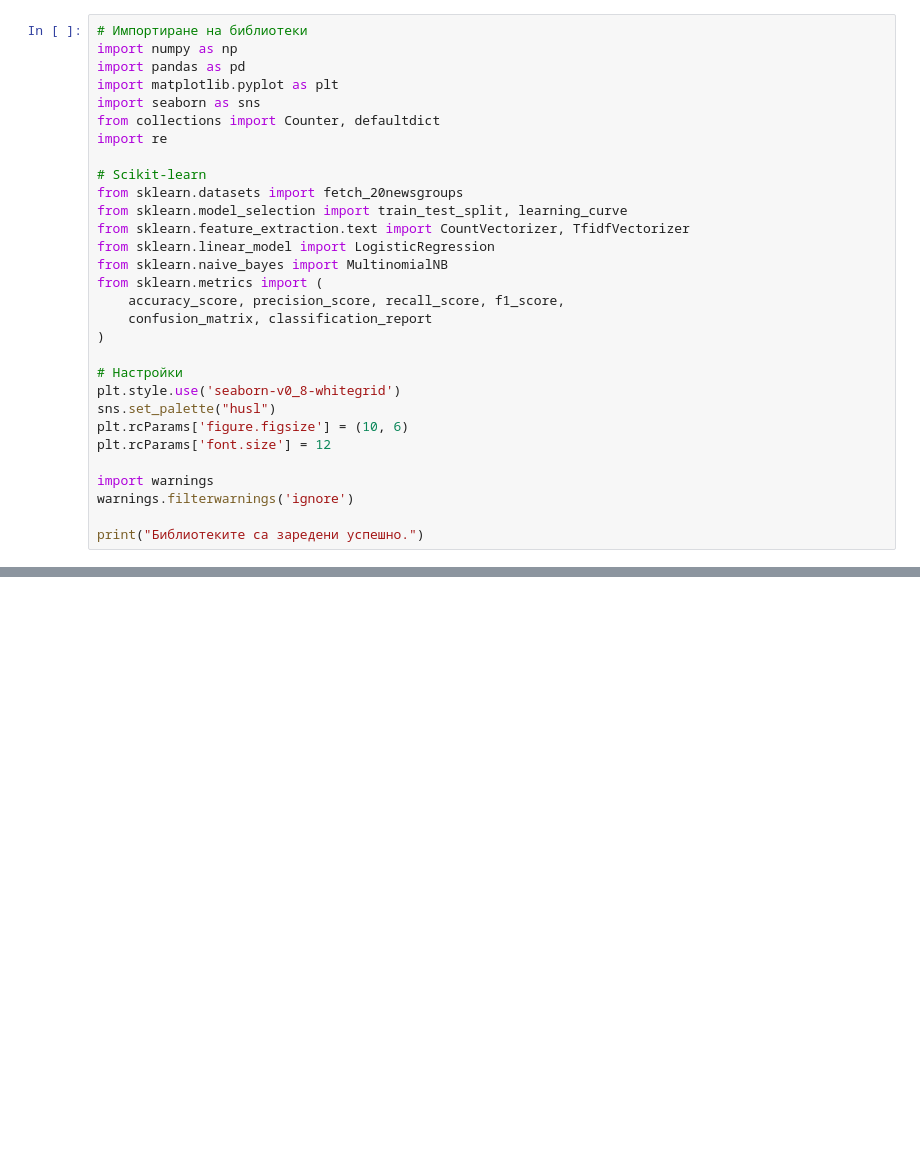
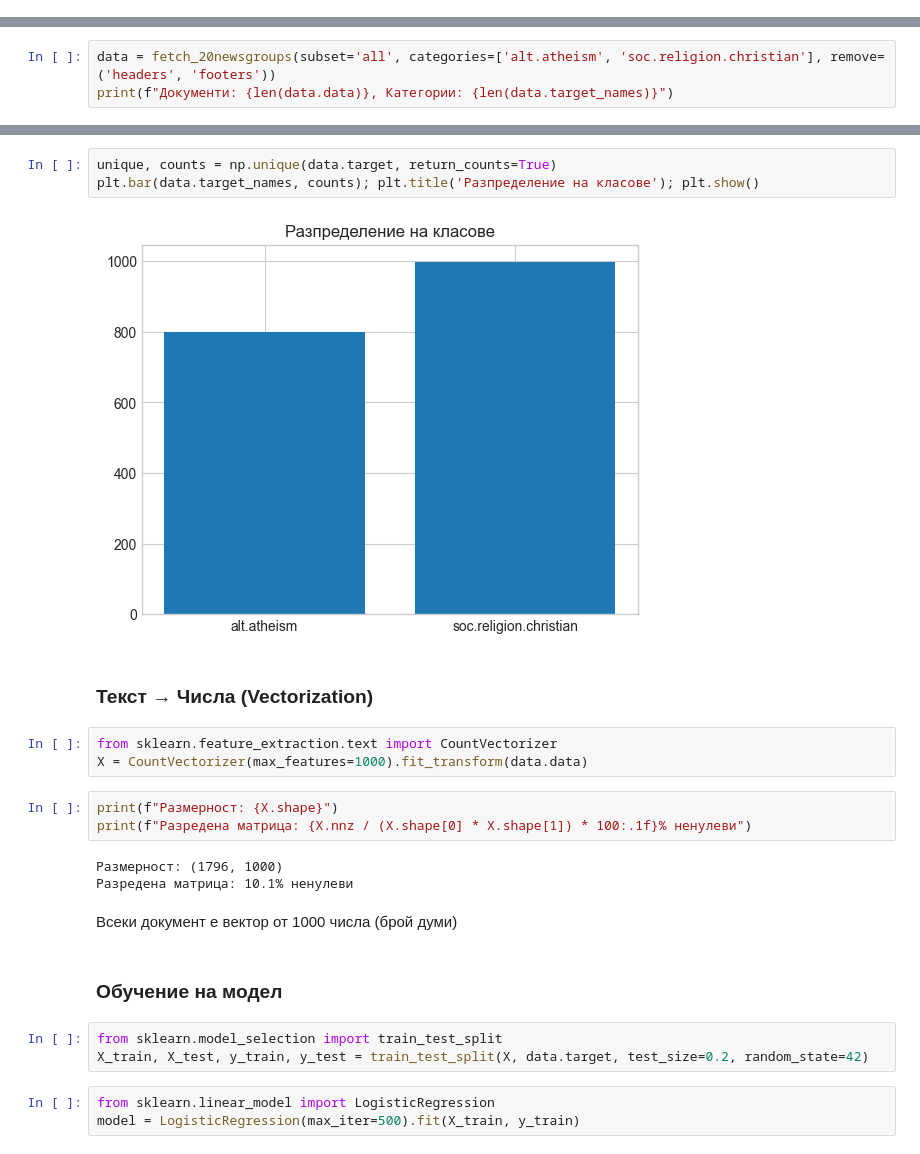
Before and after one commit to kiril-dim/llm-lecture-course, a Jupyter notebook: lecture_1/lecture_1_intro_ml_nlp.ipynb, the cells around one changed output, grey strips where cells are left out. Drawn from its saved outputs; the diff is of its cells as text; blank space fills up the shorter version.

```diff
--- a/lecture_1/lecture_1_intro_ml_nlp.ipynb
+++ b/lecture_1/lecture_1_intro_ml_nlp.ipynb
@@ -28,30 +0,0 @@
-# %%
-# Импортиране на библиотеки
-import numpy as np
-import pandas as pd
-import matplotlib.pyplot as plt
-import seaborn as sns
-from collections import Counter, defaultdict
-import re
-
-# Scikit-learn
-from sklearn.datasets import fetch_20newsgroups
-from sklearn.model_selection import train_test_split, learning_curve
-from sklearn.feature_extraction.text import CountVectorizer, TfidfVectorizer
-from sklearn.linear_model import LogisticRegression
-from sklearn.naive_bayes import MultinomialNB
-from sklearn.metrics import (
-    accuracy_score, precision_score, recall_score, f1_score,
-    confusion_matrix, classification_report
-)
-
-# Настройки
-plt.style.use('seaborn-v0_8-whitegrid')
-sns.set_palette("husl")
-plt.rcParams['figure.figsize'] = (10, 6)
-plt.rcParams['font.size'] = 12
-
-import warnings
-warnings.filterwarnings('ignore')
-
-print("Библиотеките са заредени успешно.")
@@ -1063,0 +68,3 @@ Word embeddings са основата на съвременните LLM.
+# %%
+data = fetch_20newsgroups(subset='all', categories=['alt.atheism', 'soc.religion.christian'], remove=('headers', 'footers'))
+print(f"Документи: {len(data.data)}, Категории: {len(data.target_names)}")
@@ -1063,0 +84,26 @@ Word embeddings са основата на съвременните LLM.
+# %%
+unique, counts = np.unique(data.target, return_counts=True)
+plt.bar(data.target_names, counts); plt.title('Разпределение на класове'); plt.show()
+# %% [output]
+[figure, added]
+# %% [markdown]
+### Текст → Числа (Vectorization)
+# %%
+from sklearn.feature_extraction.text import CountVectorizer
+X = CountVectorizer(max_features=1000).fit_transform(data.data)
+# %%
+print(f"Размерност: {X.shape}")
+print(f"Разредена матрица: {X.nnz / (X.shape[0] * X.shape[1]) * 100:.1f}% ненулеви")
+# %% [output]
+Размерност: (1796, 1000)
+Разредена матрица: 10.1% ненулеви
+# %% [markdown]
+Всеки документ е вектор от 1000 числа (брой думи)
+# %% [markdown]
+### Обучение на модел
+# %%
+from sklearn.model_selection import train_test_split
+X_train, X_test, y_train, y_test = train_test_split(X, data.target, test_size=0.2, random_state=42)
+# %%
+from sklearn.linear_model import LogisticRegression
+model = LogisticRegression(max_iter=500).fit(X_train, y_train)
```
Also changed, not shown: parts of 137 cells of this notebook, 3 other files.
